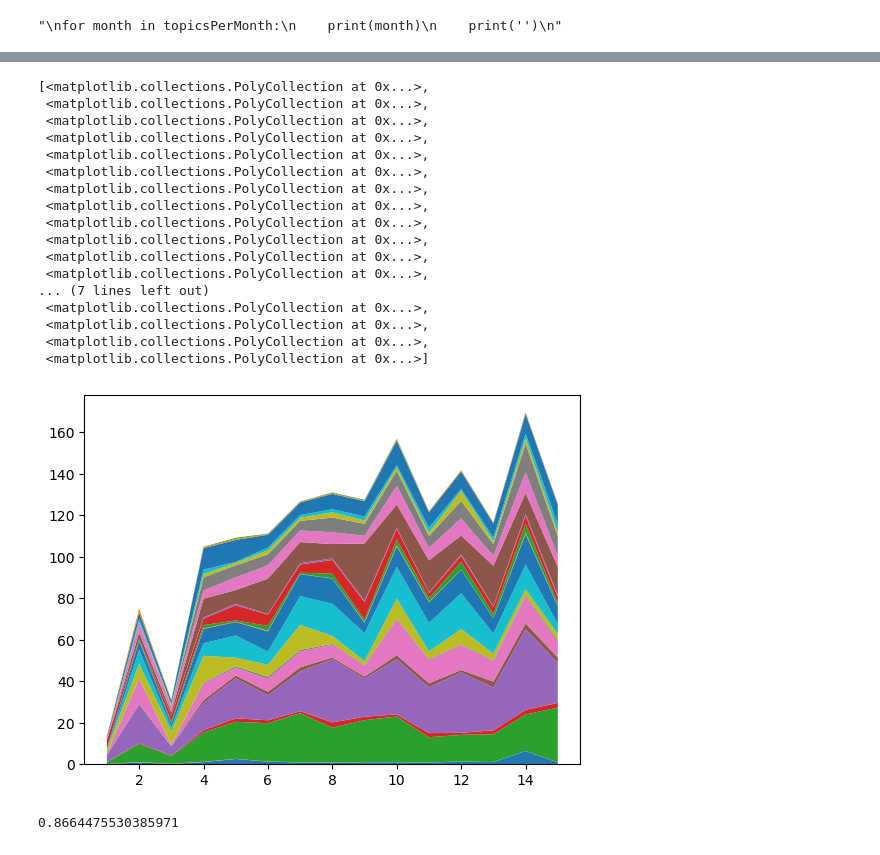
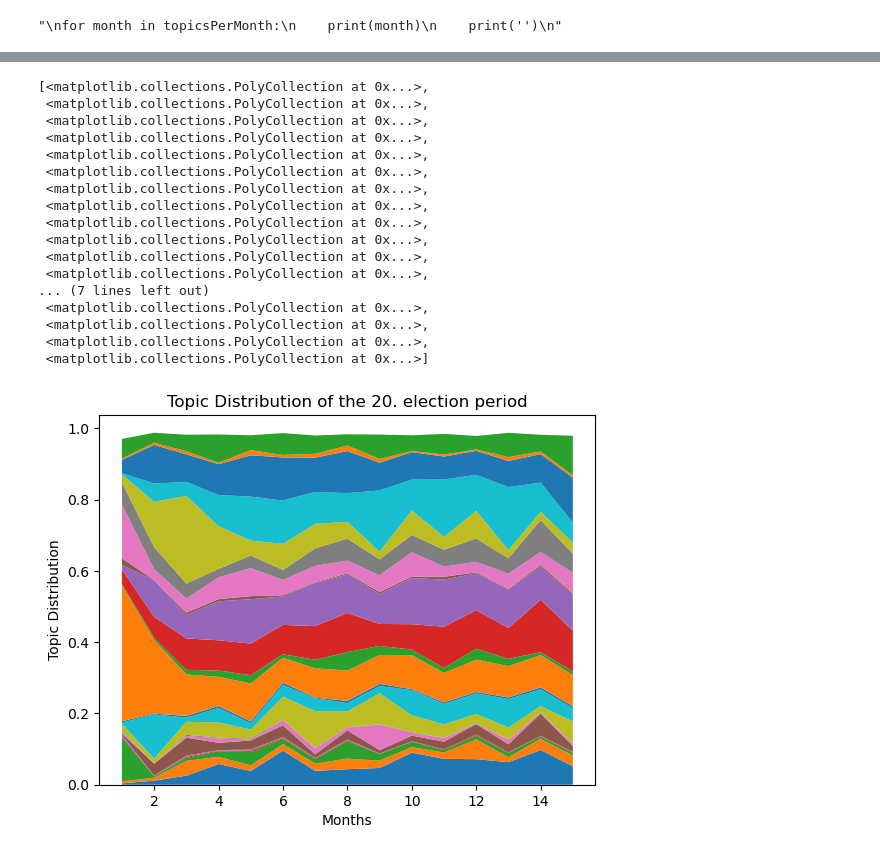
Before and after one commit to SolemnStack/NLP-Kommentare-Sentiment-Bundestag, a Jupyter notebook: Topic Modelling.ipynb, the cells around one changed output, grey strips where cells are left out. Drawn from its saved outputs; the diff is of its cells as text; code cells hidden in the pictures.

```diff
--- a/Topic Modelling.ipynb
+++ b/Topic Modelling.ipynb
@@ -160,7 +160,7 @@ for texts in alltexts:
     doc = nlp(texts)
     tokenized_texts = []
     for token in doc:
-        if not token.is_stop and not token.is_punct and not token.like_num and token.lemma_.lower() not in stop_words and token.lemma_.lower() not in extra_stops and token.pos_ == "NOUN":
+        if not token.is_stop and not token.is_punct and not token.like_num and token.lemma_.lower() not in stop_words and token.lemma_.lower() not in extra_stops and (token.pos_ == "NOUN" or token.pos_ == "PROPN"):
             tokenized_texts.append(token.lemma_.lower())
 
     tokenized_corpus.append(tokenized_texts)
@@ -230,0 +232,7 @@ lda_model.save(temp_file)
+# %%
+'''
+from gensim.test.utils import datapath
+import gensim.models.ldamodel
+temp_file = datapath("model_clara")
+lda_model = gensim.models.ldamodel.LdaModel.load(temp_file)
+'''
@@ -338,5 +329,0 @@ danke, herr minister, dass sie sich so erfreulich für die institutssicherung au
-# %%
-# 15 Monate
-# topic verteilung pro monat
-for topic in redeIdMitTopic:
-    print(topic)
@@ -372,6 +341,15 @@ def TopicSum(topicliste):
             #print(topic[0])
             topicsPerX[topic[0]] = (topic[0], topicsPerX[topic[0]][1] + topic[1])
 
+    # normalize topicsnumbers by session amount
+    #print(topicsPerX)
+    for topic in topicsPerX:
+        #print(topic[0])
+        #print(topic[1])
+        #print(topicsPerX[topic[0]])
+        topicsPerX[topic[0]] = (topic[0], topic[1] / len(topicliste))
+        #print('')
+
     return topicsPerX
 # %%
 #allMonths = []
@@ -601,35 +544,47 @@ y = np.vstack([topic0, topic1, topic2,
               topic3, topic4, topic5,
               topic6, topic7, topic8,
               topic9, topic10, topic11,
               topic12, topic13, topic14,
               topic15, topic16, topic17,
               topic18, topic19, topic20,
               topic21, topic22])
 
 # Stacked area plot
 fig, ax = plt.subplots()
 
+'''
+ax.stackplot(x, y, labels = ["Topic 1", "Topic 2", "Topic 3",
+                            "Topic 4", "Topic 5", "Topic 6",
+                            "Topic 7", "Topic 8", "Topic 9",
+                            "Topic 10", "Topic 11", "Topic 12",
+                            "Topic 13", "Topic 14", "Topic 15",
+                            "Topic 16", "Topic 17", "Topic 18",
+                            "Topic 19", "Topic 20", "Topic 21",
+                            "Topic 22", "Topic 23"])
+ax.legend(loc = 'upper left')
+'''
+
+plt.title("Topic Distribution of the 20. election period")
+plt.xlabel("Months")
+plt.ylabel("Topic Distribution")
+
 ax.stackplot(x, y)
 # %% [output]
 [<matplotlib.collections.PolyCollection at 0x...>,
  <matplotlib.collections.PolyCollection at 0x...>,
  <matplotlib.collections.PolyCollection at 0x...>,
  <matplotlib.collections.PolyCollection at 0x...>,
  <matplotlib.collections.PolyCollection at 0x...>,
  <matplotlib.collections.PolyCollection at 0x...>,
  <matplotlib.collections.PolyCollection at 0x...>,
  <matplotlib.collections.PolyCollection at 0x...>,
  <matplotlib.collections.PolyCollection at 0x...>,
  <matplotlib.collections.PolyCollection at 0x...>,
  <matplotlib.collections.PolyCollection at 0x...>,
  <matplotlib.collections.PolyCollection at 0x...>,
 ... (7 lines left out)
  <matplotlib.collections.PolyCollection at 0x...>,
  <matplotlib.collections.PolyCollection at 0x...>,
  <matplotlib.collections.PolyCollection at 0x...>,
  <matplotlib.collections.PolyCollection at 0x...>]
-[figure, old version]
+[figure, new version]
-# %%
-print(topicsPerMonth[14][2][0][1])
-# %% [output]
-0.8664475530385971
```
Also changed, not shown: parts of 13 cells of this notebook, 2 other files.
